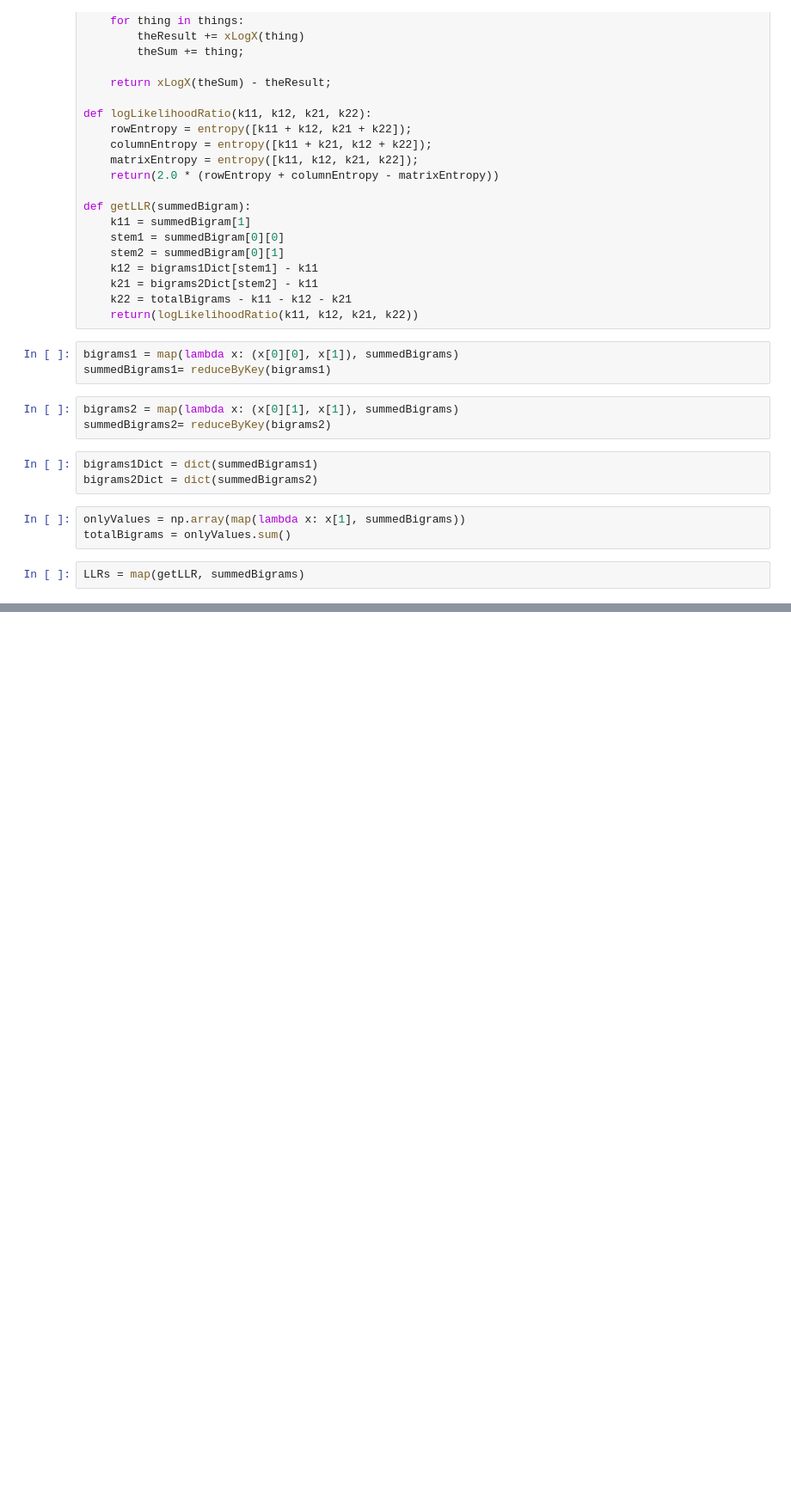
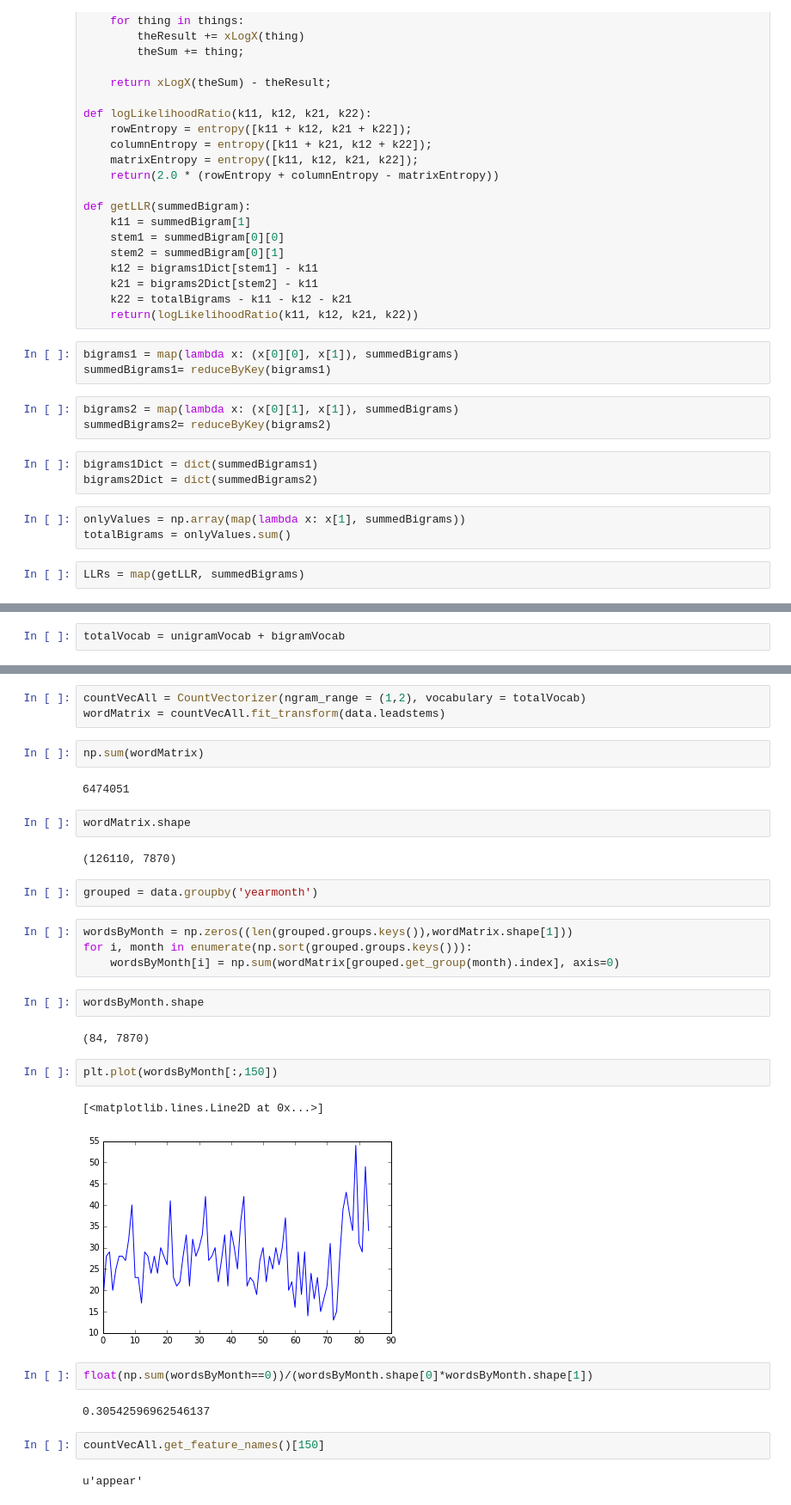
Before and after one commit to AC209ConsumerConfidence/Economic_Sentiment_Forecast, a Jupyter notebook: News_feature_extraction.ipynb, the cells around one changed output, grey strips where cells are left out. Shown: that part at 86% size. Drawn from its saved outputs; the diff is of its cells as text; blank space fills up the shorter version.

```diff
--- a/News_feature_extraction.ipynb
+++ b/News_feature_extraction.ipynb
@@ -129,0 +198,2 @@ bigramVocab = np.array(summedBigrams)[list(np.where(np.array(LLRs)>25)[0])]
+# %%
+totalVocab = unigramVocab + bigramVocab
@@ -129,0 +212,34 @@ bigramVocab = np.array(summedBigrams)[list(np.where(np.array(LLRs)>25)[0])]
+# %%
+countVecAll = CountVectorizer(ngram_range = (1,2), vocabulary = totalVocab)
+wordMatrix = countVecAll.fit_transform(data.leadstems)
+# %%
+np.sum(wordMatrix)
+# %% [output]
+6474051
+# %%
+wordMatrix.shape
+# %% [output]
+(126110, 7870)
+# %%
+grouped = data.groupby('yearmonth')
+# %%
+wordsByMonth = np.zeros((len(grouped.groups.keys()),wordMatrix.shape[1]))
+for i, month in enumerate(np.sort(grouped.groups.keys())):
+    wordsByMonth[i] = np.sum(wordMatrix[grouped.get_group(month).index], axis=0)
+# %%
+wordsByMonth.shape
+# %% [output]
+(84, 7870)
+# %%
+plt.plot(wordsByMonth[:,150])
+# %% [output]
+[<matplotlib.lines.Line2D at 0x...>]
+[figure, added]
+# %%
+float(np.sum(wordsByMonth==0))/(wordsByMonth.shape[0]*wordsByMonth.shape[1])
+# %% [output]
+0.30542596962546137
+# %%
+countVecAll.get_feature_names()[150]
+# %% [output]
+u'appear'
```
Also changed, not shown: parts of 35 cells of this notebook, 2 other files.
